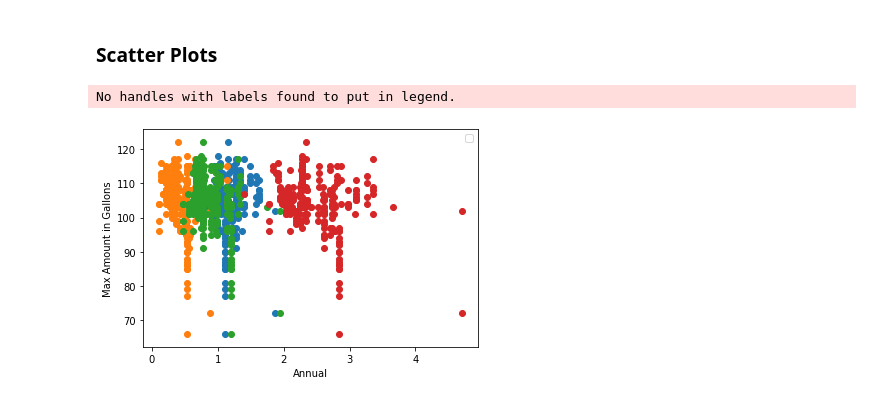
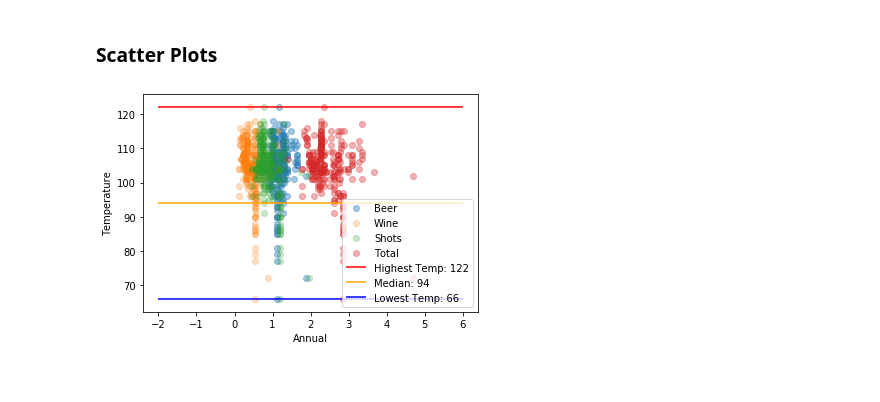
Before and after one commit to MatthewNewell006/alcohol_consumption, a Jupyter notebook: jupyter/2015_Analysis.ipynb, the cells around one changed output. Drawn from its saved outputs; the diff is of its cells as text; code cells hidden in the pictures.

```diff
--- a/jupyter/2015_Analysis.ipynb
+++ b/jupyter/2015_Analysis.ipynb
@@ -125,17 +124,21 @@ plt.show()
 # %% [markdown]
 ### Scatter Plots
 # %%
-plt.scatter(df['ethanol_beer_gallons_per_capita'], df['ANN'])
-plt.scatter(df['ethanol_wine_gallons_per_capita'], df['ANN'])
-plt.scatter(df['ethanol_spirit_gallons_per_capita'], df['ANN'])
-plt.scatter(df['ethanol_all_drinks_gallons_per_capita'], df['ANN'])
+plt.scatter(df['ethanol_beer_gallons_per_capita'], df['ANN'],alpha=0.4, label='Beer')
+plt.scatter(df['ethanol_wine_gallons_per_capita'], df['ANN'],alpha=0.25, label='Wine')
+plt.scatter(df['ethanol_spirit_gallons_per_capita'], df['ANN'],alpha=0.25,label='Shots')
+plt.scatter(df['ethanol_all_drinks_gallons_per_capita'], df['ANN'],alpha=0.35,label='Total')
 plt.xlabel('Annual')
-plt.ylabel('Max Amount in Gallons')
+plt.ylabel('Temperature')
 
+plt.hlines(122,-2,6,colors = 'red', label = 'Highest Temp: 122')
+plt.hlines(94,-2,6,colors = 'orange', label = 'Median: 94')
+plt.hlines(66,-2,6,colors = 'blue', label = 'Lowest Temp: 66')
+
+plt.title
 plt.legend()
 plt.savefig('../img/annual_gallons.jpg', dpi = 300)
 plt.show();
 # %% [output]
-No handles with labels found to put in legend.
-[figure, old version]
+[figure, new version]
 # %%
```
Also changed, not shown: parts of 4 cells of this notebook, 2 other files.
